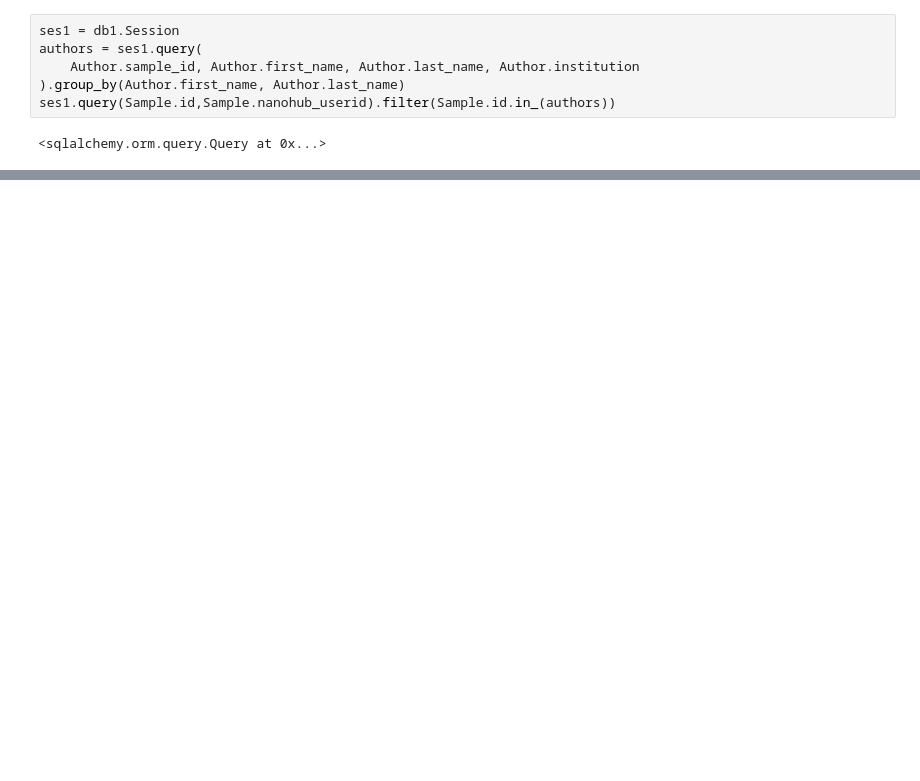
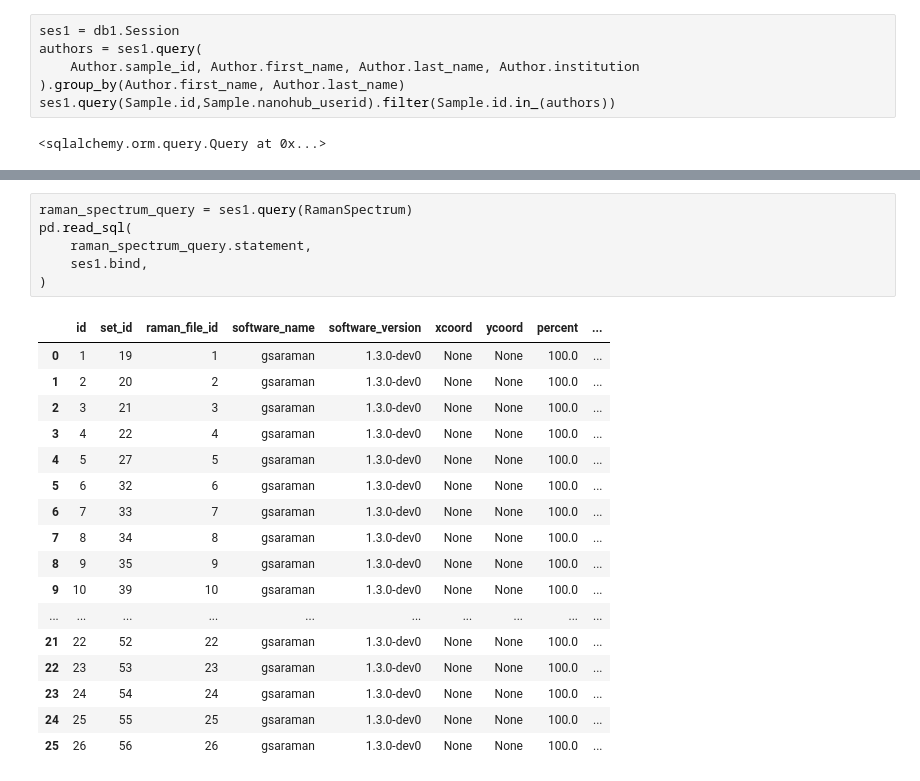
Before and after one commit to nanoMFG/GSA-Database, a Jupyter notebook: notebooks/migration-testing.ipynb, the cells around one changed output, grey strips where cells are left out. Saved outputs shown, nothing was run; the diff lists cells and outputs as text; blank space fills up the shorter version.

```diff
--- a/notebooks/migration-testing.ipynb
+++ b/notebooks/migration-testing.ipynb
@@ -187,0 +268,24 @@ name: Graphene
+# %%
+raman_spectrum_query = ses1.query(RamanSpectrum)
+pd.read_sql(
+    raman_spectrum_query.statement,
+    ses1.bind,
+)
+# %% [output]
+|  | id | set_id | raman_file_id | software_name | software_version | xcoord | ycoord | percent | ... |
+| 0 | 1 | 19 | 1 | gsaraman | 1.3.0-dev0 | None | None | 100.0 | ... |
+| 1 | 2 | 20 | 2 | gsaraman | 1.3.0-dev0 | None | None | 100.0 | ... |
+| 2 | 3 | 21 | 3 | gsaraman | 1.3.0-dev0 | None | None | 100.0 | ... |
+| 3 | 4 | 22 | 4 | gsaraman | 1.3.0-dev0 | None | None | 100.0 | ... |
+| 4 | 5 | 27 | 5 | gsaraman | 1.3.0-dev0 | None | None | 100.0 | ... |
+| 5 | 6 | 32 | 6 | gsaraman | 1.3.0-dev0 | None | None | 100.0 | ... |
+| 6 | 7 | 33 | 7 | gsaraman | 1.3.0-dev0 | None | None | 100.0 | ... |
+| 7 | 8 | 34 | 8 | gsaraman | 1.3.0-dev0 | None | None | 100.0 | ... |
+| 8 | 9 | 35 | 9 | gsaraman | 1.3.0-dev0 | None | None | 100.0 | ... |
+| 9 | 10 | 39 | 10 | gsaraman | 1.3.0-dev0 | None | None | 100.0 | ... |
+| ... | ... | ... | ... | ... | ... | ... | ... | ... | ... |
+| 21 | 22 | 52 | 22 | gsaraman | 1.3.0-dev0 | None | None | 100.0 | ... |
+| 22 | 23 | 53 | 23 | gsaraman | 1.3.0-dev0 | None | None | 100.0 | ... |
+| 23 | 24 | 54 | 24 | gsaraman | 1.3.0-dev0 | None | None | 100.0 | ... |
+| 24 | 25 | 55 | 25 | gsaraman | 1.3.0-dev0 | None | None | 100.0 | ... |
+| 25 | 26 | 56 | 26 | gsaraman | 1.3.0-dev0 | None | None | 100.0 | ... |
```
Also changed, not shown: parts of 12 cells of this notebook, 1 other file.
